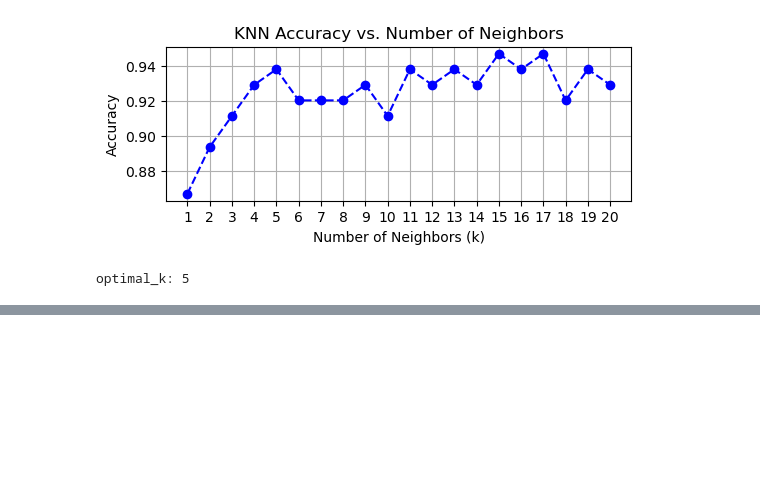
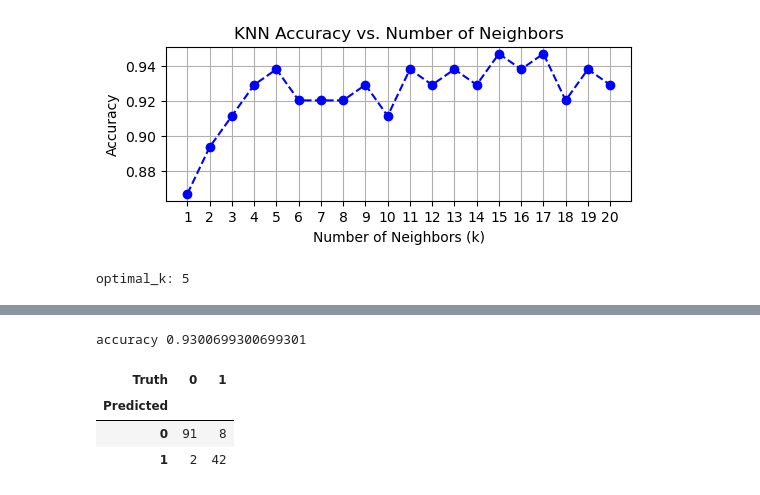
Before and after one commit to ninacunha/DataScienceGeneExpression, a Jupyter notebook: project.ipynb, the cells around one changed output, grey strips where cells are left out. Saved outputs shown, nothing was run; the diff lists cells and outputs as text; code cells hidden in the pictures; blank space fills up the shorter version.

```diff
--- a/project.ipynb
+++ b/project.ipynb
@@ -476,0 +397,21 @@ Fold 5 Selected Features: ['radius_mean', 'texture_mean', 'smoothness_mean', 'co
+# %%
+X_features_KNN = X[KNN_feature_names]
+
+X_trainKNN, X_testKNN, y_trainKNN, y_testKNN = train_test_split(X_features_KNN,
+                                                    y,
+                                                    random_state=67,
+                                                    test_size=0.25,
+                                                    shuffle=True)
+KNN_model = KNN(n_neighbors=k)
+KNN_model.fit(X_trainKNN, y_trainKNN)
+predictions_KNN = KNN_model.predict(X_testKNN)
+accuracy_KNN = accuracy_score(predictions_KNN, y_testKNN)
+print("accuracy", accuracy_KNN)
+KNN_conf = confusion_table(predictions_KNN, y_testKNN)
+KNN_conf
+# %% [output]
+accuracy 0.9300699300699301
+| Truth | 0 | 1 |
+| Predicted |  |  |
+| 0 | 91 | 8 |
+| 1 | 2 | 42 |
```
Also changed, not shown: parts of 6 cells of this notebook.
